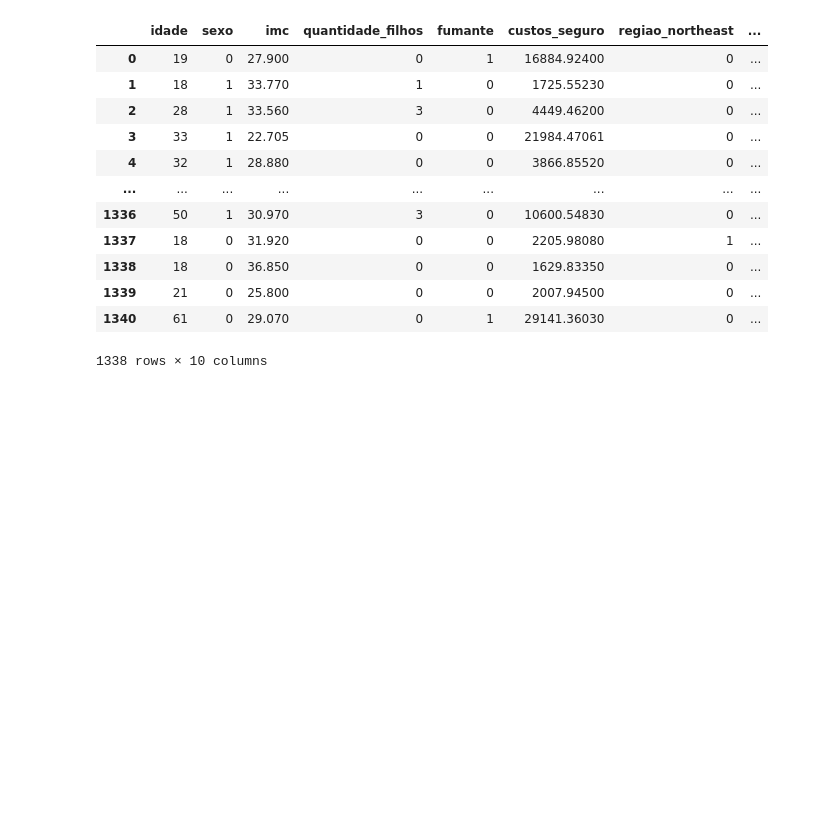
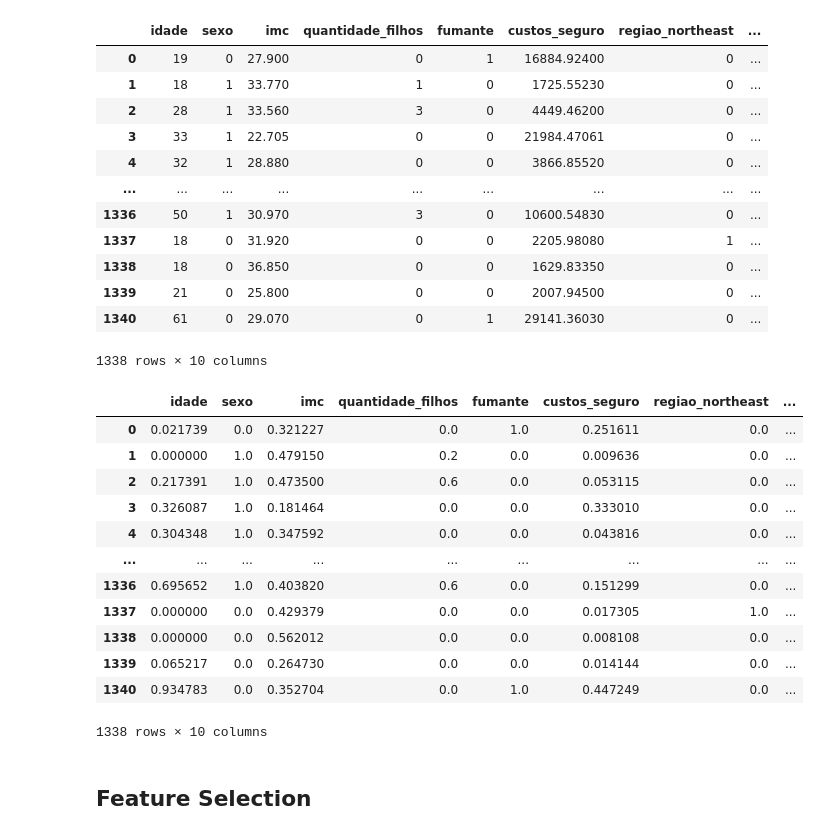
Before and after one commit to yfaleiro/Predicting_Insurance_Cost, a Jupyter notebook: Custo_Seguro.ipynb, the cells around one changed output. Cells and saved outputs as stored; diff of their text form; code cells hidden in the pictures; blank space fills up the shorter version.

```diff
--- a/Custo_Seguro.ipynb
+++ b/Custo_Seguro.ipynb
@@ -97,3 +107,25 @@ df
 | 1339 | 21 | 0 | 25.800 | 0 | 0 | 2007.94500 | 0 | ... |
 | 1340 | 61 | 0 | 29.070 | 0 | 1 | 29141.36030 | 0 | ... |
 1338 rows × 10 columns
+# %%
+# Normalizando valores numéricos
+scaler = MinMaxScaler()
+
+df_normalizado = pd.DataFrame(scaler.fit_transform(df), index = df.index, columns = df.columns)
+df_normalizado
+# %% [output]
+|  | idade | sexo | imc | quantidade_filhos | fumante | custos_seguro | regiao_northeast | ... |
+| 0 | 0.021739 | 0.0 | 0.321227 | 0.0 | 1.0 | 0.251611 | 0.0 | ... |
+| 1 | 0.000000 | 1.0 | 0.479150 | 0.2 | 0.0 | 0.009636 | 0.0 | ... |
+| 2 | 0.217391 | 1.0 | 0.473500 | 0.6 | 0.0 | 0.053115 | 0.0 | ... |
+| 3 | 0.326087 | 1.0 | 0.181464 | 0.0 | 0.0 | 0.333010 | 0.0 | ... |
+| 4 | 0.304348 | 1.0 | 0.347592 | 0.0 | 0.0 | 0.043816 | 0.0 | ... |
+| ... | ... | ... | ... | ... | ... | ... | ... | ... |
+| 1336 | 0.695652 | 1.0 | 0.403820 | 0.6 | 0.0 | 0.151299 | 0.0 | ... |
+| 1337 | 0.000000 | 0.0 | 0.429379 | 0.0 | 0.0 | 0.017305 | 1.0 | ... |
+| 1338 | 0.000000 | 0.0 | 0.562012 | 0.0 | 0.0 | 0.008108 | 0.0 | ... |
+| 1339 | 0.065217 | 0.0 | 0.264730 | 0.0 | 0.0 | 0.014144 | 0.0 | ... |
+| 1340 | 0.934783 | 0.0 | 0.352704 | 0.0 | 1.0 | 0.447249 | 0.0 | ... |
+1338 rows × 10 columns
+# %% [markdown]
+## Feature Selection
```
Also changed, not shown: parts of 30 cells of this notebook.
